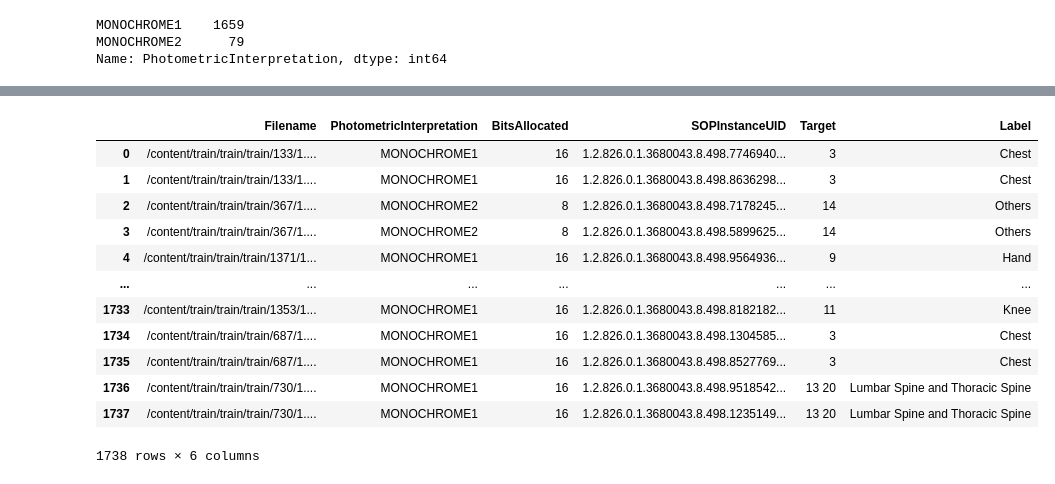
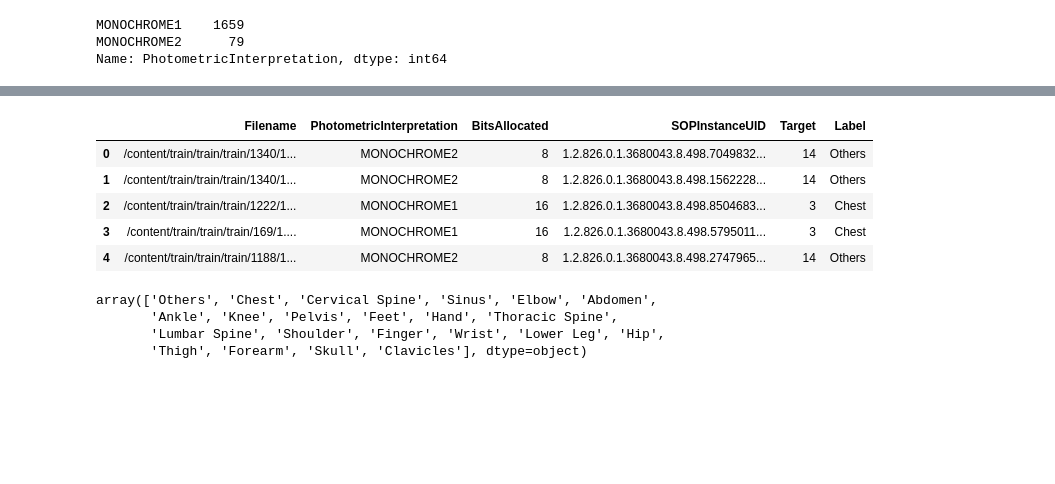
Before and after one commit to LucasLessa1/X-rayBodyPart, a Jupyter notebook: Proj_CIS_Imagens_Raio_X.ipynb, the cells around one changed output, grey strips where cells are left out. Drawn from its saved outputs; the diff is of its cells as text; code cells hidden in the pictures; blank space fills up the shorter version.

```diff
--- a/Proj_CIS_Imagens_Raio_X.ipynb
+++ b/Proj_CIS_Imagens_Raio_X.ipynb
@@ -304,16 +298,9 @@ array(['Chest', 'Others', 'Hand', 'Sinus',
 # %%
-train
+train.head()
 # %% [output]
 |  | Filename | PhotometricInterpretation | BitsAllocated | SOPInstanceUID | Target | Label |
-| 0 | /content/train/train/train/133/1.... | MONOCHROME1 | 16 | 1.2.826.0.1.3680043.8.498.7746940... | 3 | Chest |
-| 1 | /content/train/train/train/133/1.... | MONOCHROME1 | 16 | 1.2.826.0.1.3680043.8.498.8636298... | 3 | Chest |
-| 2 | /content/train/train/train/367/1.... | MONOCHROME2 | 8 | 1.2.826.0.1.3680043.8.498.7178245... | 14 | Others |
-| 3 | /content/train/train/train/367/1.... | MONOCHROME2 | 8 | 1.2.826.0.1.3680043.8.498.5899625... | 14 | Others |
-| 4 | /content/train/train/train/1371/1... | MONOCHROME1 | 16 | 1.2.826.0.1.3680043.8.498.9564936... | 9 | Hand |
-| ... | ... | ... | ... | ... | ... | ... |
-| 1733 | /content/train/train/train/1353/1... | MONOCHROME1 | 16 | 1.2.826.0.1.3680043.8.498.8182182... | 11 | Knee |
-| 1734 | /content/train/train/train/687/1.... | MONOCHROME1 | 16 | 1.2.826.0.1.3680043.8.498.1304585... | 3 | Chest |
-| 1735 | /content/train/train/train/687/1.... | MONOCHROME1 | 16 | 1.2.826.0.1.3680043.8.498.8527769... | 3 | Chest |
-| 1736 | /content/train/train/train/730/1.... | MONOCHROME1 | 16 | 1.2.826.0.1.3680043.8.498.9518542... | 13 20 | Lumbar Spine and Thoracic Spine |
-| 1737 | /content/train/train/train/730/1.... | MONOCHROME1 | 16 | 1.2.826.0.1.3680043.8.498.1235149... | 13 20 | Lumbar Spine and Thoracic Spine |
+| 0 | /content/train/train/train/1340/1... | MONOCHROME2 | 8 | 1.2.826.0.1.3680043.8.498.7049832... | 14 | Others |
+| 1 | /content/train/train/train/1340/1... | MONOCHROME2 | 8 | 1.2.826.0.1.3680043.8.498.1562228... | 14 | Others |
+| 2 | /content/train/train/train/1222/1... | MONOCHROME1 | 16 | 1.2.826.0.1.3680043.8.498.8504683... | 3 | Chest |
+| 3 | /content/train/train/train/169/1.... | MONOCHROME1 | 16 | 1.2.826.0.1.3680043.8.498.5795011... | 3 | Chest |
+| 4 | /content/train/train/train/1188/1... | MONOCHROME2 | 8 | 1.2.826.0.1.3680043.8.498.2747965... | 14 | Others |
-1738 rows × 6 columns
@@ -320,3 +315,10 @@ train
+# %%
+train["Label"].unique()
+# %% [output]
+array(['Others', 'Chest', 'Cervical Spine', 'Sinus', 'Elbow', 'Abdomen',
+       'Ankle', 'Knee', 'Pelvis', 'Feet', 'Hand', 'Thoracic Spine',
+       'Lumbar Spine', 'Shoulder', 'Finger', 'Wrist', 'Lower Leg', 'Hip',
+       'Thigh', 'Forearm', 'Skull', 'Clavicles'], dtype=object)
 # %%
 train.Label.value_counts()
 # %% [output]
```
Also changed, not shown: parts of 39 cells of this notebook.
